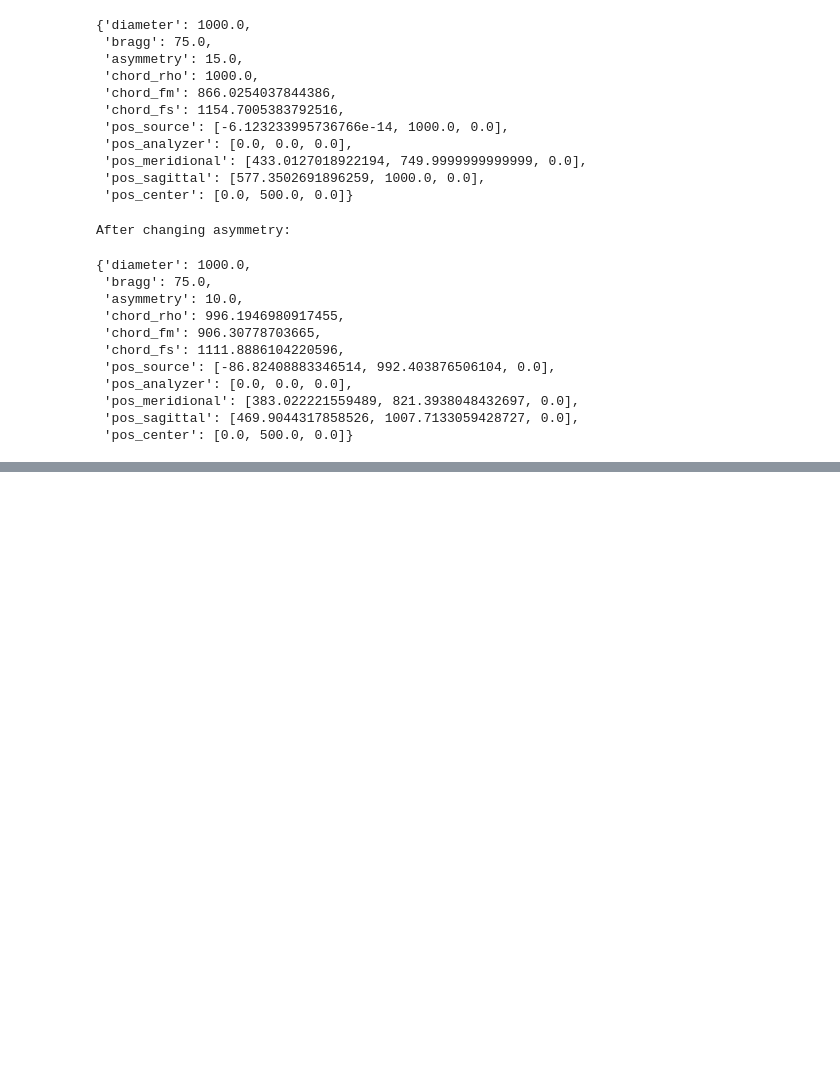
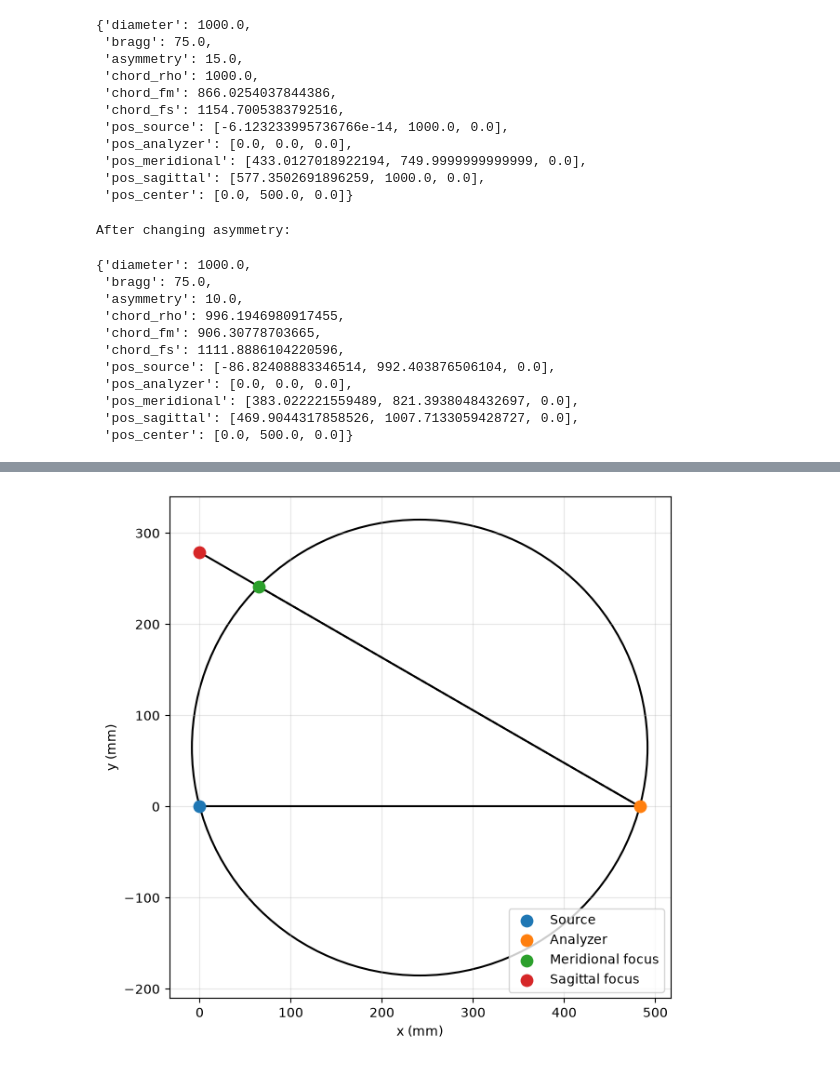
Before and after one commit to agironda/rowland-geometry, a Jupyter notebook: docs/example.ipynb, the cells around one changed output, grey strips where cells are left out. Saved outputs shown, nothing was run; the diff lists cells and outputs as text; code cells hidden in the pictures; blank space fills up the shorter version.

```diff
--- a/docs/example.ipynb
+++ b/docs/example.ipynb
@@ -199,0 +566,28 @@ After changing asymmetry:
+# %%
+from rowland_geometry import Analyzer, RowlandSpectrometer, ReferenceFrame
+
+
+# Defining the reference frame
+tilt_frame = ReferenceFrame(
+    origin="source",              # source, analyzer, meridional, sagittal, or center
+    axis_element="analyzer",      # source, analyzer, meridional, sagittal, or center
+    axis="x",                     # the axis to place the 'axis_element' along, x or y
+    )
+
+# Instantiating the analyzer
+si_531 = Analyzer(
+    material="Si",
+    reflection=[5, 3, 1],
+    bending_radius=500
+    )
+
+# Instantiating the spectrometer with a reference frame
+xas_spec = RowlandSpectrometer(analyzer=si_531,
+                              bragg=75,
+                              frame=tilt_frame
+                              )
+
+# Plotting
+plot_geometry(xas_spec)
+# %% [output]
+[figure, added]
```
Also changed, not shown: parts of 29 cells of this notebook.
